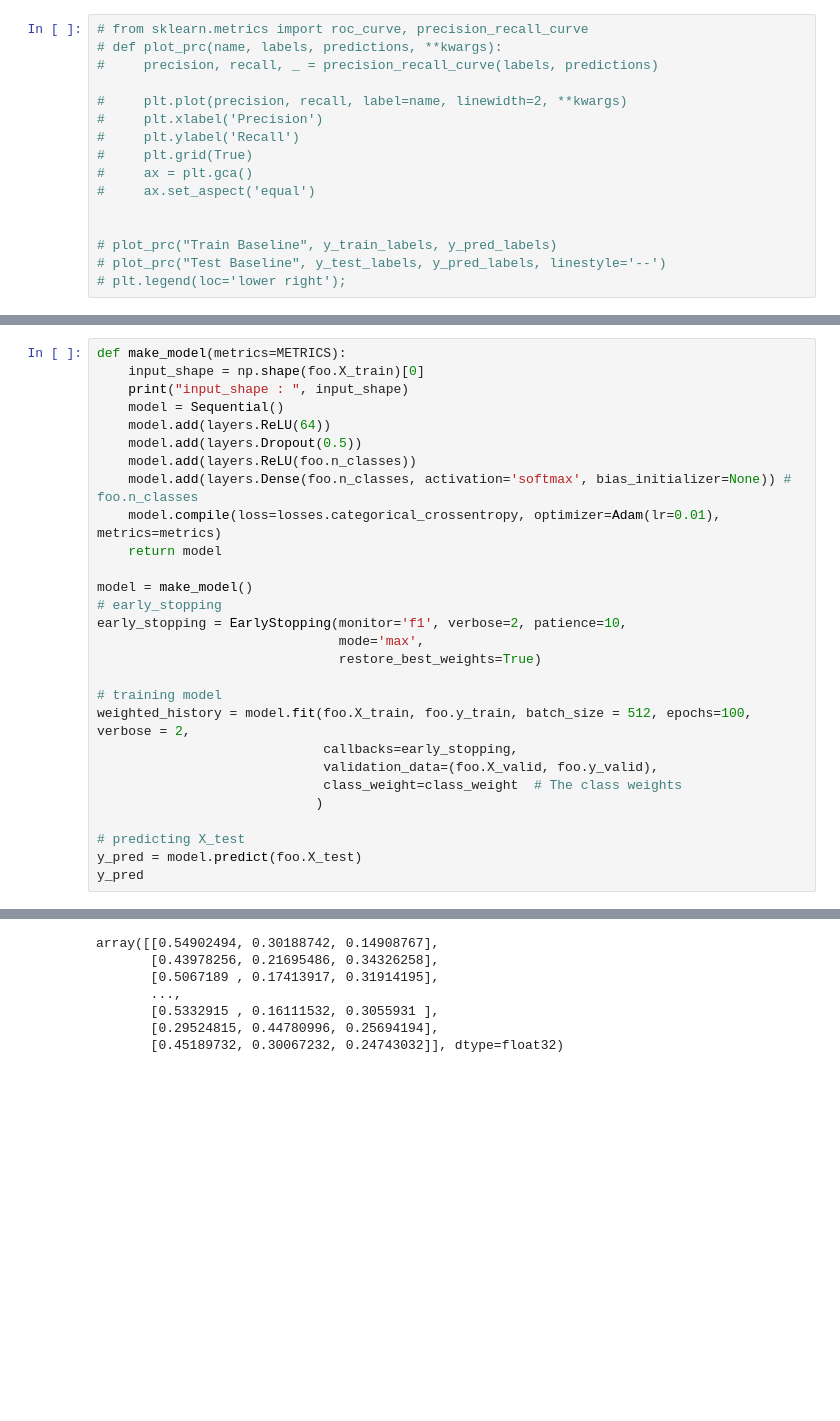
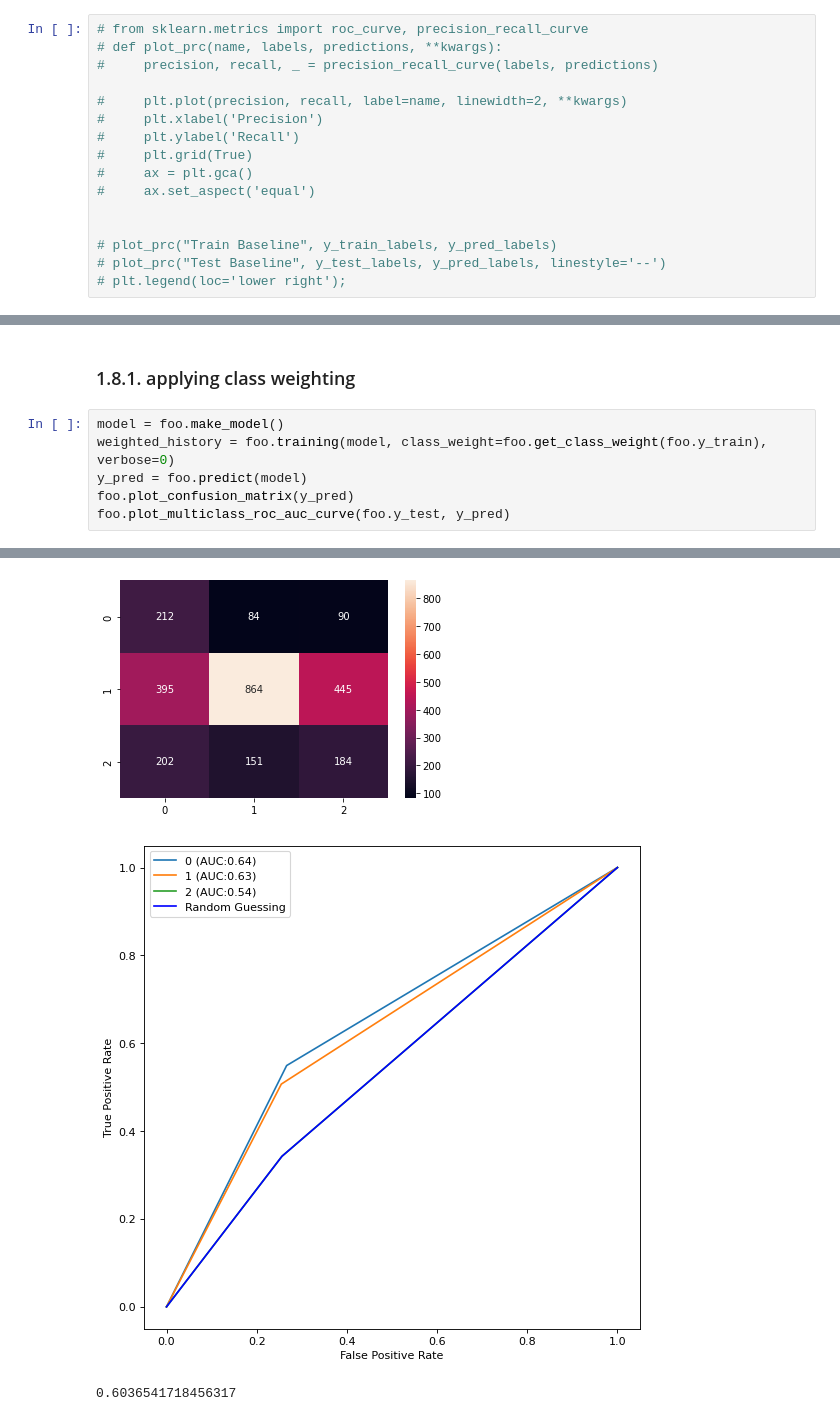
Before and after one commit to franciszero/AIDI-course, a Jupyter notebook: AIDI all solutions/AIDI 1002 Programming/Assign3/Fangji_Chen_Assignment-3.ipynb, the cells around one changed output, grey strips where cells are left out. Saved outputs shown, nothing was run; the diff lists cells and outputs as text; blank space fills up the shorter version.

```diff
--- a/AIDI all solutions/AIDI 1002 Programming/Assign3/Fangji_Chen_Assignment-3.ipynb
+++ b/AIDI all solutions/AIDI 1002 Programming/Assign3/Fangji_Chen_Assignment-3.ipynb
@@ -833,30 +1140,10 @@ Weight for class 2: 2.42
+# %% [markdown]
+### 1.8.1. applying class weighting
 # %%
-def make_model(metrics=METRICS):
-    input_shape = np.shape(foo.X_train)[0]
-    print("input_shape : ", input_shape)
-    model = Sequential()
-    model.add(layers.ReLU(64))
-    model.add(layers.Dropout(0.5))
-    model.add(layers.ReLU(foo.n_classes))
-    model.add(layers.Dense(foo.n_classes, activation='softmax', bias_initializer=None)) # foo.n_classes
-    model.compile(loss=losses.categorical_crossentropy, optimizer=Adam(lr=0.01), metrics=metrics)
-    return model
-
-model = make_model()
-# early_stopping
-early_stopping = EarlyStopping(monitor='f1', verbose=2, patience=10,
-                               mode='max',
-                               restore_best_weights=True)
-
-# training model
-weighted_history = model.fit(foo.X_train, foo.y_train, batch_size = 512, epochs=100, verbose = 2,
-                             callbacks=early_stopping,
-                             validation_data=(foo.X_valid, foo.y_valid),
-                             class_weight=class_weight  # The class weights
-                            )
-
-# predicting X_test
-y_pred = model.predict(foo.X_test)
-y_pred
+model = foo.make_model()
+weighted_history = foo.training(model, class_weight=foo.get_class_weight(foo.y_train), verbose=0)
+y_pred = foo.predict(model)
+foo.plot_confusion_matrix(y_pred)
+foo.plot_multiclass_roc_auc_curve(foo.y_test, y_pred)
 # %% [output]
 input_shape :  6454
@@ -879,7 +1157,3 @@ Epoch 11: early stopping
+[figure, added]
+[figure, added]
-array([[0.54902494, 0.30188742, 0.14908767],
-       [0.43978256, 0.21695486, 0.34326258],
-       [0.5067189 , 0.17413917, 0.31914195],
-       ...,
-       [0.5332915 , 0.16111532, 0.3055931 ],
-       [0.29524815, 0.44780996, 0.25694194],
-       [0.45189732, 0.30067232, 0.24743032]], dtype=float32)
+0.6036541718456317
```
Also changed, not shown: parts of 48 cells of this notebook, 3 other files.
